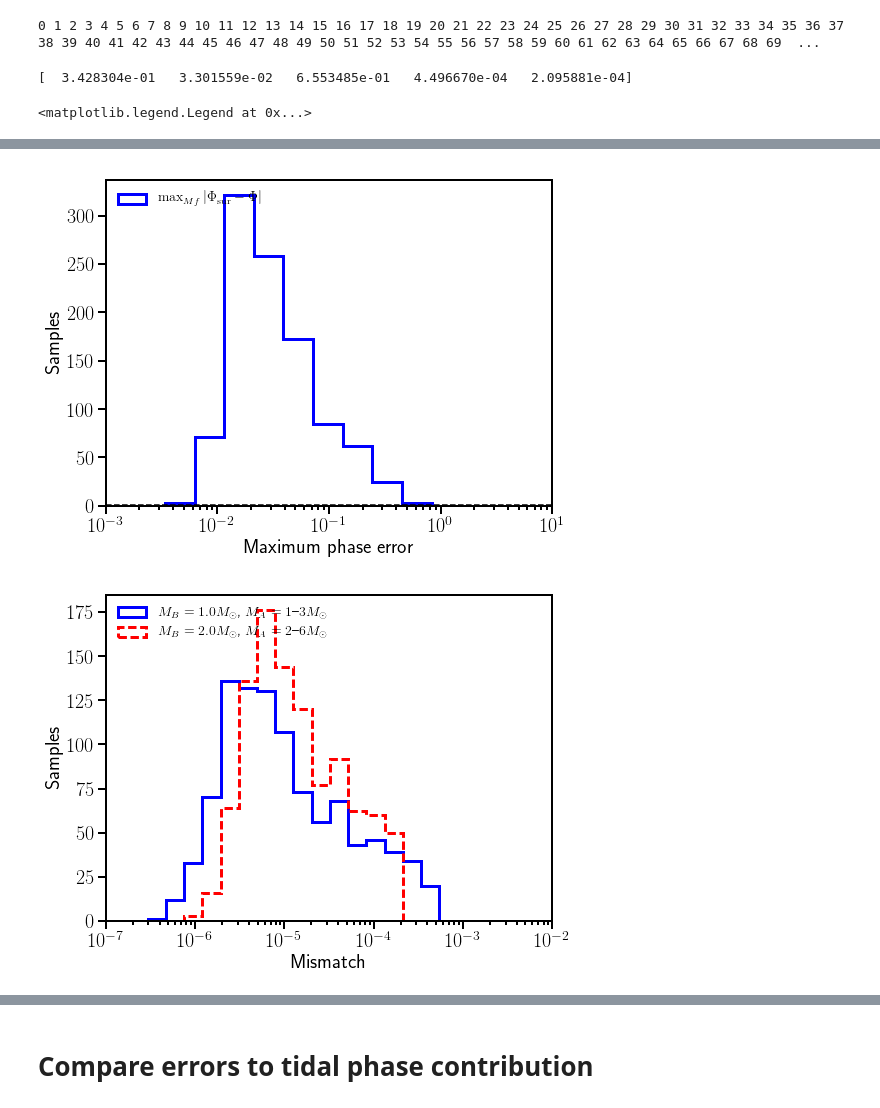
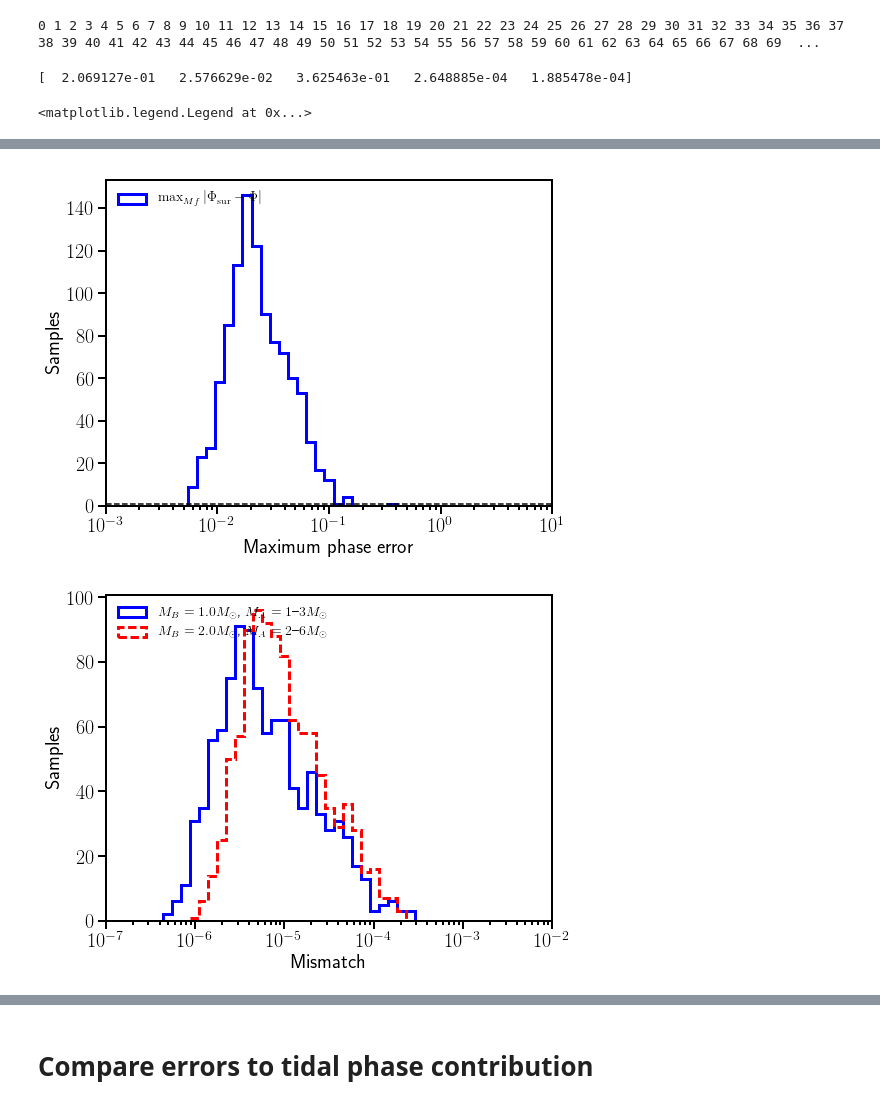
Before and after one commit to benjaminlackey/gpsurrogate, a Jupyter notebook: notebooks/MismatchAmpPhaseErrors.ipynb, the cells around one changed output, grey strips where cells are left out. Drawn from its saved outputs; the diff is of its cells as text; code cells hidden in the pictures.

```diff
--- a/notebooks/MismatchAmpPhaseErrors.ipynb
+++ b/notebooks/MismatchAmpPhaseErrors.ipynb
@@ -196,9 +196,15 @@ def surrogate_mismatch(i, h_testset, sur, f_min, f_max, delta_f=0.01, mass2=1.0,
 # dphase_gp_filename = '../data/flowp00015/phase_gp_lhd.hdf5'
 # sur = surrogate.GPSurrogate.load(Bamp_filename, Bphase_filename, damp_gp_filename, dphase_gp_filename)
 
-Bamp_filename = '../data/flowp00015/Bamp_lhd_uncsamp.hdf5'
-Bphase_filename = '../data/flowp00015/Bphase_lhd_uncsamp.hdf5'
-damp_gp_filename = '../data/flowp00015/amp_gp_lhd_uncsamp.hdf5'
-dphase_gp_filename = '../data/flowp00015/phase_gp_lhd_uncsamp.hdf5'
+# Bamp_filename = '../data/flowp00015/Bamp_lhd_uncsamp.hdf5'
+# Bphase_filename = '../data/flowp00015/Bphase_lhd_uncsamp.hdf5'
+# damp_gp_filename = '../data/flowp00015/amp_gp_lhd_uncsamp.hdf5'
+# dphase_gp_filename = '../data/flowp00015/phase_gp_lhd_uncsamp.hdf5'
+# sur = surrogate.GPSurrogate.load(Bamp_filename, Bphase_filename, damp_gp_filename, dphase_gp_filename)
+
+Bamp_filename = '../data/flowp00015/Bamp_lhd_uncsamp_rand.hdf5'
+Bphase_filename = '../data/flowp00015/Bphase_lhd_uncsamp_rand.hdf5'
+damp_gp_filename = '../data/flowp00015/amp_gp_lhd_uncsamp_rand.hdf5'
+dphase_gp_filename = '../data/flowp00015/phase_gp_lhd_uncsamp_rand.hdf5'
 sur = surrogate.GPSurrogate.load(Bamp_filename, Bphase_filename, damp_gp_filename, dphase_gp_filename)
 # %%
@@ -273,15 +282,25 @@ print np.amax(params_errors, axis=0)[5:]
 #            +'q, s1, s2, lambda1, lambda2, rms_phase_error, max_amp_error, max_phase_error, '
 #            +'mismatch_m2_1.0, mismatch_m2_2.0')
 
+# np.savetxt('../data/flowp00015/errors_test_set1_lhd_uncsamp.txt', params_errors,
+#            header='Errors between the 360LHD+corners+uncsamp training set and test_set_1\n'
+#            +'q, s1, s2, lambda1, lambda2, rms_phase_error, max_amp_error, max_phase_error, '
+#            +'mismatch_m2_1.0, mismatch_m2_2.0')
+
 # np.savetxt('../data/flowp00015/errors_test_set2_lhd_uncsamp.txt', params_errors,
 #            header='Errors between the 360LHD+corners+uncsamp training set and test_set_2\n'
 #            +'q, s1, s2, lambda1, lambda2, rms_phase_error, max_amp_error, max_phase_error, '
 #            +'mismatch_m2_1.0, mismatch_m2_2.0')
+
+# np.savetxt('../data/flowp00015/errors_test_set2_lhd_uncsamp_rand.txt', params_errors,
+#            header='Errors between the 431LHD+corners+uncsamp+71testset1 training set and test_set_2\n'
+#            +'q, s1, s2, lambda1, lambda2, rms_phase_error, max_amp_error, max_phase_error, '
+#            +'mismatch_m2_1.0, mismatch_m2_2.0')
 # %% [output]
-[  3.428304e-01   3.301559e-02   6.553485e-01   4.496670e-04   2.095881e-04]
+[  2.069127e-01   2.576629e-02   3.625463e-01   2.648885e-04   1.885478e-04]
 # %%
 fig, ax2 = plt.subplots(figsize=(8, 6))
-ax2.hist(params_errors[:, 5], bins=np.logspace(-3, 10, 50), histtype='step',
+ax2.hist(params_errors[:, 5], bins=np.logspace(-3, 1, 50), histtype='step',
           ls='-', lw=3, color='blue', alpha=1.0, label=r'RMS phase error')
 ax2.axhline(1.0, c='k', ls='--')
 ax2.set_xscale('log')
@@ -310,7 +329,7 @@ ax1.legend(loc='upper left', frameon=False)
 
 
 fig, ax2 = plt.subplots(figsize=(8, 6))
-ax2.hist(params_errors[:, 7], bins=np.logspace(-3, 10, 50), histtype='step',
+ax2.hist(params_errors[:, 7], bins=np.logspace(-3, 1, 50), histtype='step',
           ls='-', lw=3, color='blue', alpha=1.0, label=r'$\max_{Mf}|\Phi_{\rm sur}-\Phi|$')
 ax2.axhline(1.0, c='k', ls='--')
 ax2.set_xscale('log')
@@ -325,10 +344,10 @@ ax2.legend(loc='upper left', frameon=False)
 
 fig, ax = plt.subplots(figsize=(8, 6))
 
-ax.hist(params_errors[:, 8], bins=np.logspace(-10, 0, 50), histtype='step',
+ax.hist(params_errors[:, 8], bins=np.logspace(-10, 0, 100), histtype='step',
           ls='-', lw=3, color='blue', alpha=1.0, label=r'$M_B=1.0M_\odot$, $M_A=1$--$3M_\odot$')
 
-ax.hist(params_errors[:, 9], bins=np.logspace(-10, 0, 50), histtype='step',
+ax.hist(params_errors[:, 9], bins=np.logspace(-10, 0, 100), histtype='step',
           ls='--', lw=3, color='red', alpha=1.0, label=r'$M_B=2.0M_\odot$, $M_A=2$--$6M_\odot$')
 
 #ax.axhline(1.0, c='k', ls='--')
@@ -347,5 +366,5 @@ ax.legend(loc='upper left', frameon=False)
-[figure, old version]
+[figure, new version]
-[figure, old version]
+[figure, new version]
 # %%
 labels = [r'$q$', r'$S_{1z}$', r'$S_{2z}$', r'$\Lambda_1$', r'$\Lambda_2$']
 params = params_errors[:, :5]
```
Also changed, not shown: parts of 25 cells of this notebook, 3 other files.
